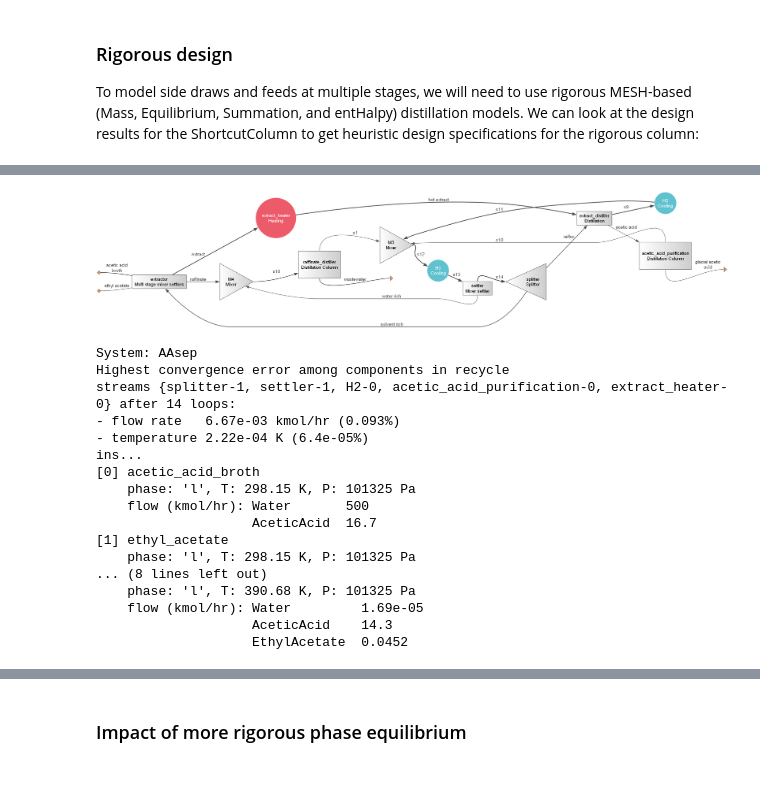
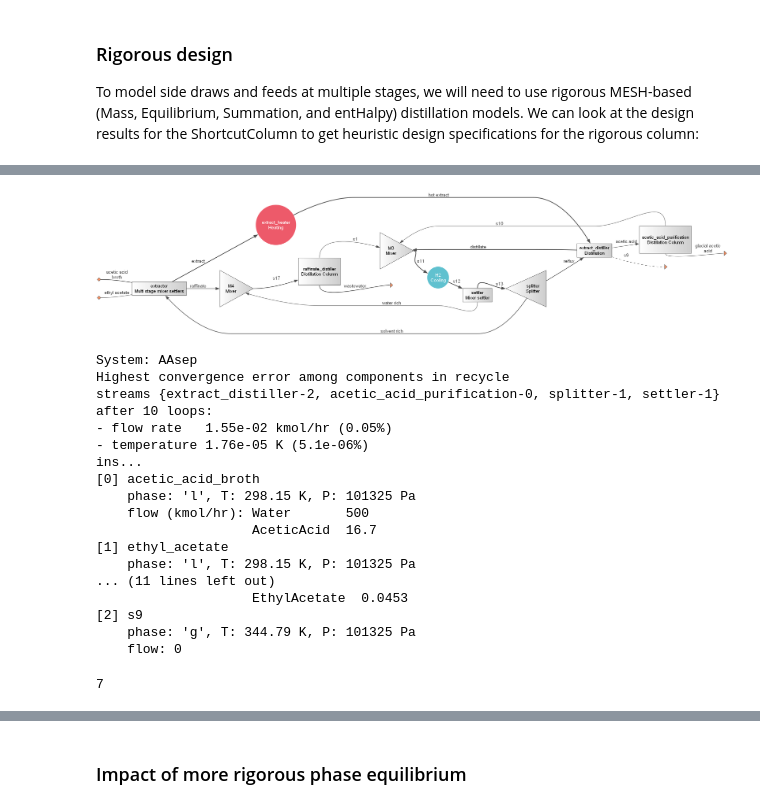
Before and after one commit to BioSTEAMDevelopmentGroup/How2STEAM, a Jupyter notebook: case_studies/Glacial_acetic_acid_separation.ipynb, the cells around one changed output, grey strips where cells are left out. Saved outputs shown, nothing was run; the diff lists cells and outputs as text; code cells hidden in the pictures; blank space fills up the shorter version.

```diff
--- a/case_studies/Glacial_acetic_acid_separation.ipynb
+++ b/case_studies/Glacial_acetic_acid_separation.ipynb
@@ -243,10 +243,10 @@ with bst.System('AAsep') as sys:
     ED = bst.MESHDistillation(
         'extract_distiller',
         ins=(HX-0, reflux),
-        outs=('', 'acetic_acid'),
-        feed_stages=[feed_stage-2, 0],
+        outs=('', 'acetic_acid', 'distillate'),
+        feed_stages=[feed_stage-2, 1],
         N_stages=N_stages,
-        reflux=None,
+        full_condenser=True,
         boilup=boilup,
         LHK=('Water', 'AceticAcid'),
         use_cache=True,
@@ -262,46 +262,44 @@ with bst.System('AAsep') as sys:
         partial_condenser=False
     )
     ED.check_LHK = ED2.check_LHK = False
-    HX = bst.HXutility(ins=ED-0, V=0, rigorous=True)
     mixer = bst.Mixer(
-        ins=(HX-0, ED2-0, distillate)
+        ins=(ED-2, ED2-0, distillate)
     )
     HX = bst.HXutility(ins=mixer-0, T=310)
     settler = bst.MixerSettler(
         'settler',
         ins=HX-0,
         outs=('', water_rich),
         top_chemical='EthylAcetate',
     )
     splitter = bst.Splitter(
         'splitter',
         ins=settler-0,
         outs=(reflux, solvent_recycle),
         split=split,
     )
     mixer = bst.Mixer(ins=[extractor.raffinate, water_rich])
     RD = bst.ShortcutColumn(
         'raffinate_distiller',
         LHK=('EthylAcetate', 'Water'),
         ins=mixer-0,
         outs=[distillate, wastewater],
         partial_condenser=False,
         Lr=0.99,
         Hr=0.99,
         k=1.5,
     )
 sys.set_tolerance(rmol=1e-3, mol=1e-3, subsystems=True)
-sys.flatten()
 sys.simulate()
 sys.diagram(format='png')
 sys.show()
 # %% [output]
-[figure, old version]
+[figure, new version]
 System: AAsep
 Highest convergence error among components in recycle
-streams {splitter-1, settler-1, H2-0, acetic_acid_purification-0, extract_heater-0} after 14 loops:
-- flow rate   6.67e-03 kmol/hr (0.093%)
-- temperature 2.22e-04 K (6.4e-05%)
+streams {extract_distiller-2, acetic_acid_purification-0, splitter-1, settler-1} after 10 loops:
+- flow rate   1.55e-02 kmol/hr (0.05%)
+- temperature 1.76e-05 K (5.1e-06%)
 ins...
 [0] acetic_acid_broth
     phase: 'l', T: 298.15 K, P: 101325 Pa
@@ -309,11 +307,15 @@ ins...
                     AceticAcid  16.7
 [1] ethyl_acetate
     phase: 'l', T: 298.15 K, P: 101325 Pa
-... (8 lines left out)
-    phase: 'l', T: 390.68 K, P: 101325 Pa
-    flow (kmol/hr): Water         1.69e-05
-                    AceticAcid    14.3
-                    EthylAcetate  0.0452
+... (11 lines left out)
+                    EthylAcetate  0.0453
+[2] s9
+    phase: 'g', T: 344.79 K, P: 101325 Pa
+    flow: 0
+# %%
+feed_stage
+# %% [output]
+7
 # %%
 sys.operating_hours = 330 * 24
 print('CAPEX', round(sys.installed_equipment_cost / 1e6, 3), 'MMUSD')
```
Also changed, not shown: parts of 6 cells of this notebook, 1 other file.
